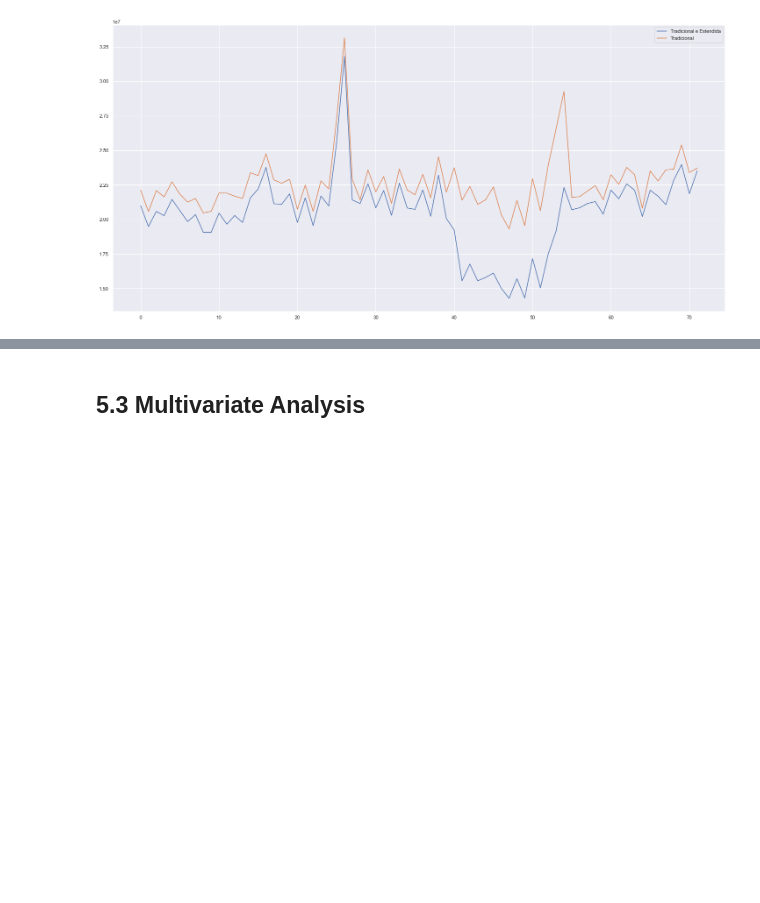
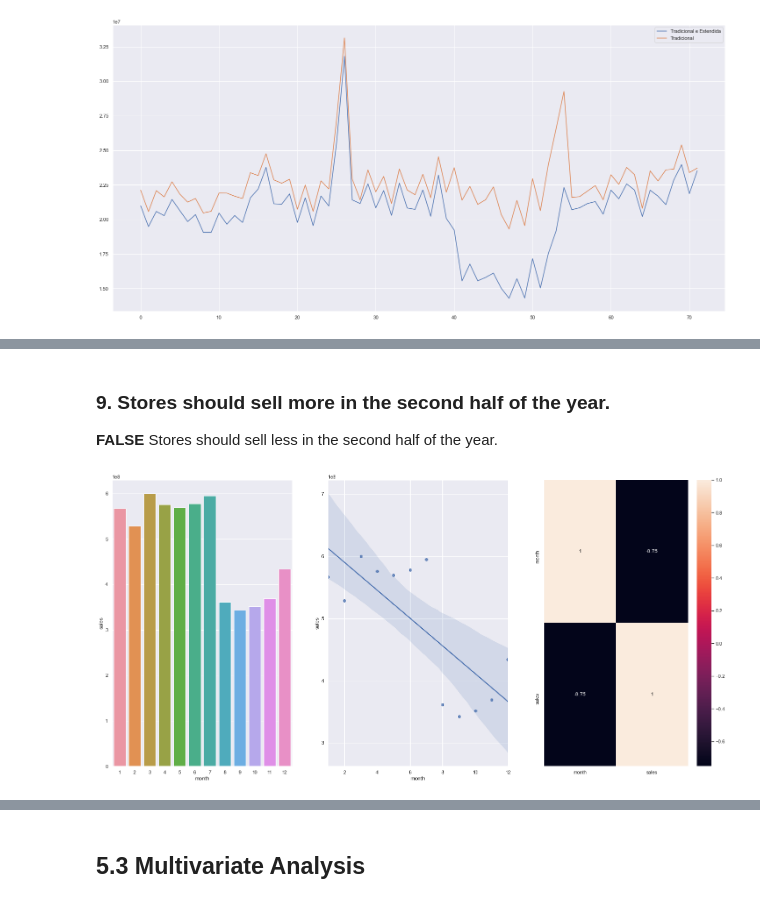
Before and after one commit to leandrogarcialopes/RossmannStoreSales, a Jupyter notebook: Rossmann_Store_Sales.ipynb, the cells around one changed output, grey strips where cells are left out. Saved outputs shown, nothing was run; the diff lists cells and outputs as text; code cells hidden in the pictures; blank space fills up the shorter version.

```diff
--- a/Rossmann_Store_Sales.ipynb
+++ b/Rossmann_Store_Sales.ipynb
@@ -813,0 +838,16 @@ ax.legend( labels = ['Tradicional e Estendida', 'Tradicional']);
+# %% [markdown]
+### **9.** Stores should sell more in the second half of the year.
+**FALSE** Stores should sell less in the second half of the year.
+# %%
+aux1 = df5[['month', 'sales']].groupby( 'month' ).sum().reset_index()
+
+plt.subplot( 1, 3, 1 )
+sns.barplot( x='month', y='sales', data=aux1 );
+
+plt.subplot( 1, 3, 2 )
+sns.regplot( x='month', y='sales', data=aux1 );
+
+plt.subplot( 1, 3, 3 )
+sns.heatmap( aux1.corr( method='pearson' ), annot=True );
+# %% [output]
+[figure, added]
```
Also changed, not shown: parts of 57 cells of this notebook.
